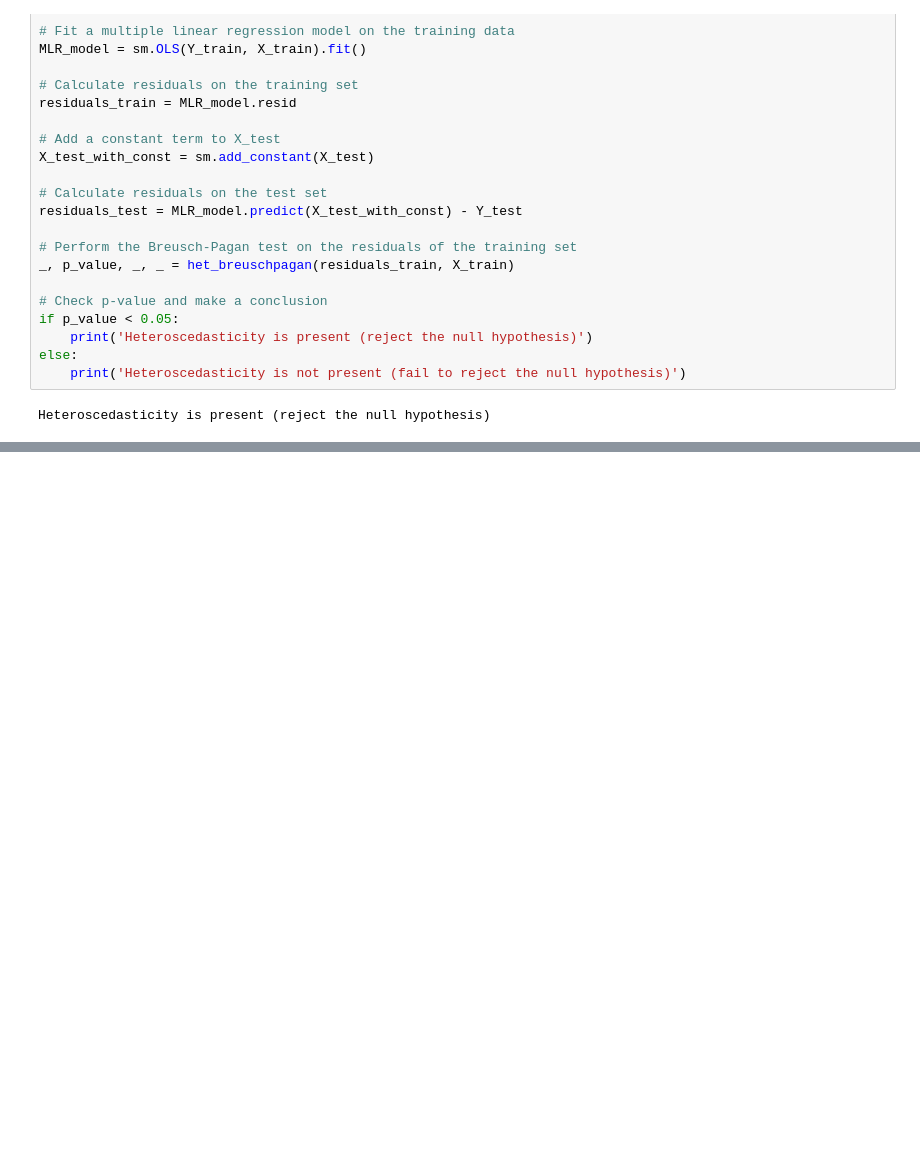
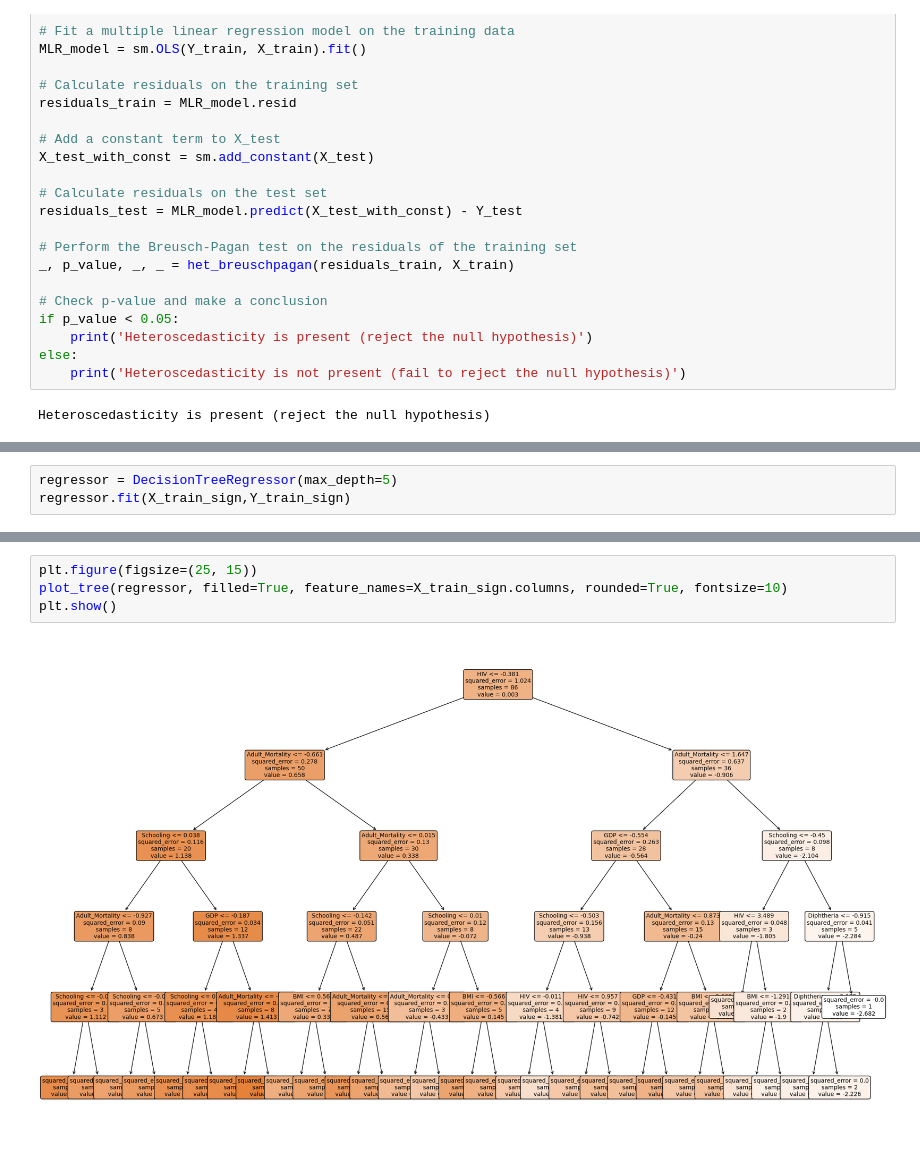
Before and after one commit to vinaykumargummadi/Data-Science-Projects, a Jupyter notebook: MicroProject and Assignment/VinayKumarG_Graded_assigment.ipynb, the cells around one changed output, grey strips where cells are left out. Cells and saved outputs as stored; diff of their text form; blank space fills up the shorter version.

Commit message:
updated the Decision tree with hyper-parameter-tuning

```diff
--- a/MicroProject and Assignment/VinayKumarG_Graded_assigment.ipynb
+++ b/MicroProject and Assignment/VinayKumarG_Graded_assigment.ipynb
@@ -589,0 +606,3 @@ knn_model.best_params_
+# %%
+regressor = DecisionTreeRegressor(max_depth=5)
+regressor.fit(X_train_sign,Y_train_sign)
@@ -600,0 +625,6 @@ UpdateSummaryTable('KNN significant-features',np.NaN,KNN_mse)
+# %%
+plt.figure(figsize=(25, 15))
+plot_tree(regressor, filled=True, feature_names=X_train_sign.columns, rounded=True, fontsize=10)
+plt.show()
+# %% [output]
+[figure, added]
```
Also changed, not shown: parts of 35 cells of this notebook, 1 other file.
